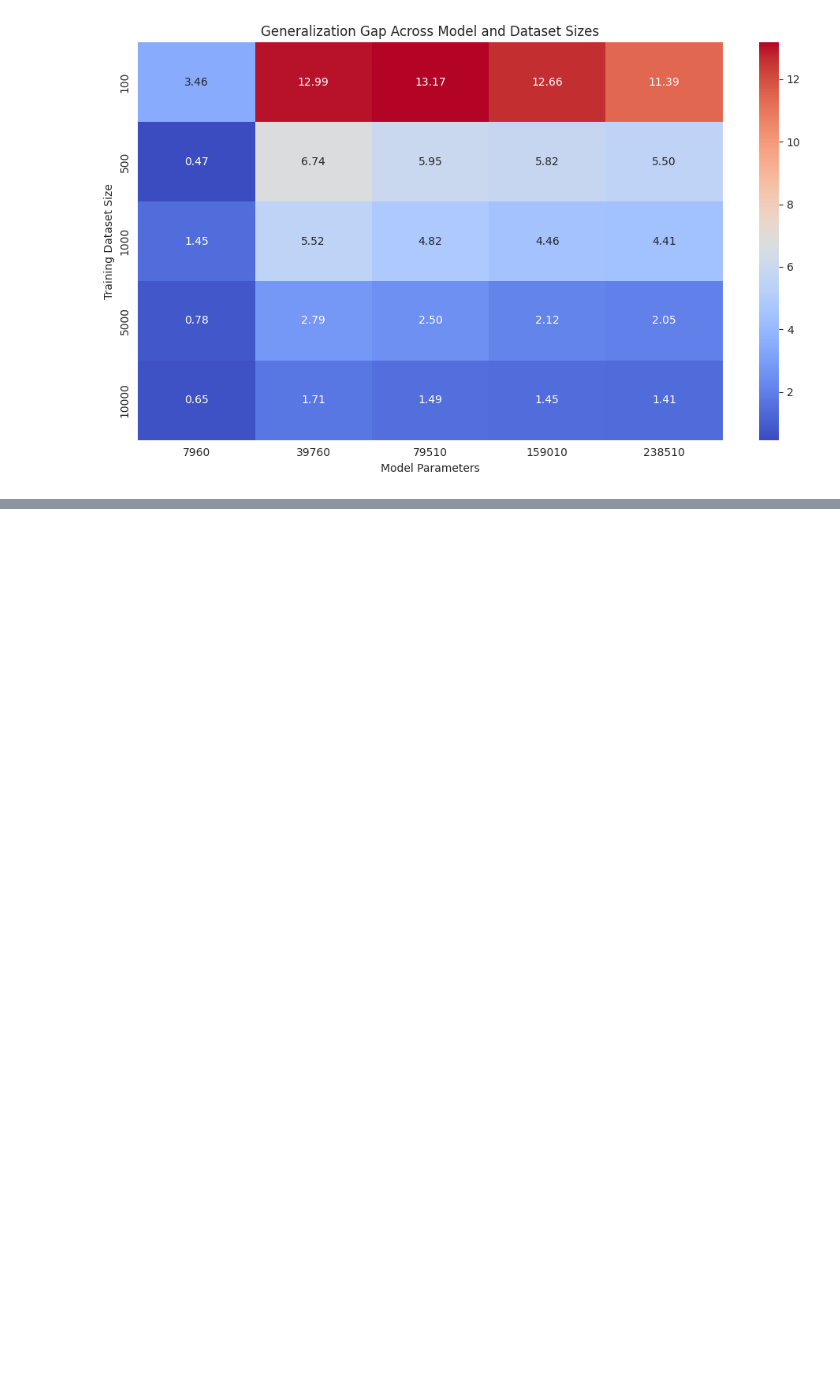
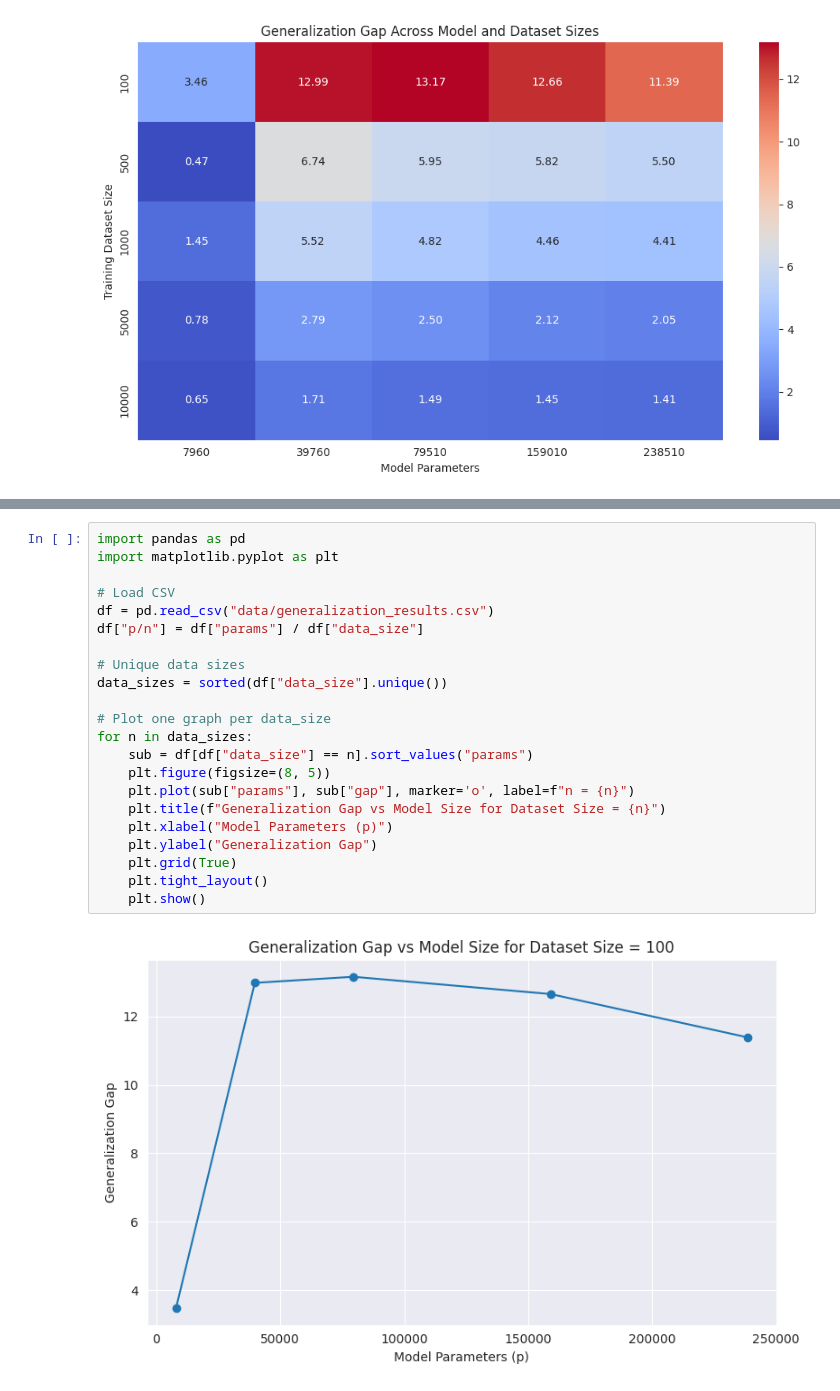
Before and after one commit to developer-2046/generalization, a Jupyter notebook: plots.ipynb, the cells around one changed output, grey strips where cells are left out. Drawn from its saved outputs; the diff is of its cells as text; blank space fills up the shorter version.

Commit message:
Plots

```diff
--- a/plots.ipynb
+++ b/plots.ipynb
@@ -38,3 +38,27 @@ plt.tight_layout()
 plt.show()
 # %% [output]
 [figure]
+# %%
+import pandas as pd
+import matplotlib.pyplot as plt
+
+# Load CSV
+df = pd.read_csv("data/generalization_results.csv")
+df["p/n"] = df["params"] / df["data_size"]
+
+# Unique data sizes
+data_sizes = sorted(df["data_size"].unique())
+
+# Plot one graph per data_size
+for n in data_sizes:
+    sub = df[df["data_size"] == n].sort_values("params")
+    plt.figure(figsize=(8, 5))
+    plt.plot(sub["params"], sub["gap"], marker='o', label=f"n = {n}")
+    plt.title(f"Generalization Gap vs Model Size for Dataset Size = {n}")
+    plt.xlabel("Model Parameters (p)")
+    plt.ylabel("Generalization Gap")
+    plt.grid(True)
+    plt.tight_layout()
+    plt.show()
+# %% [output]
+[figure, added]
```
Also changed, not shown: parts of 4 cells of this notebook.
